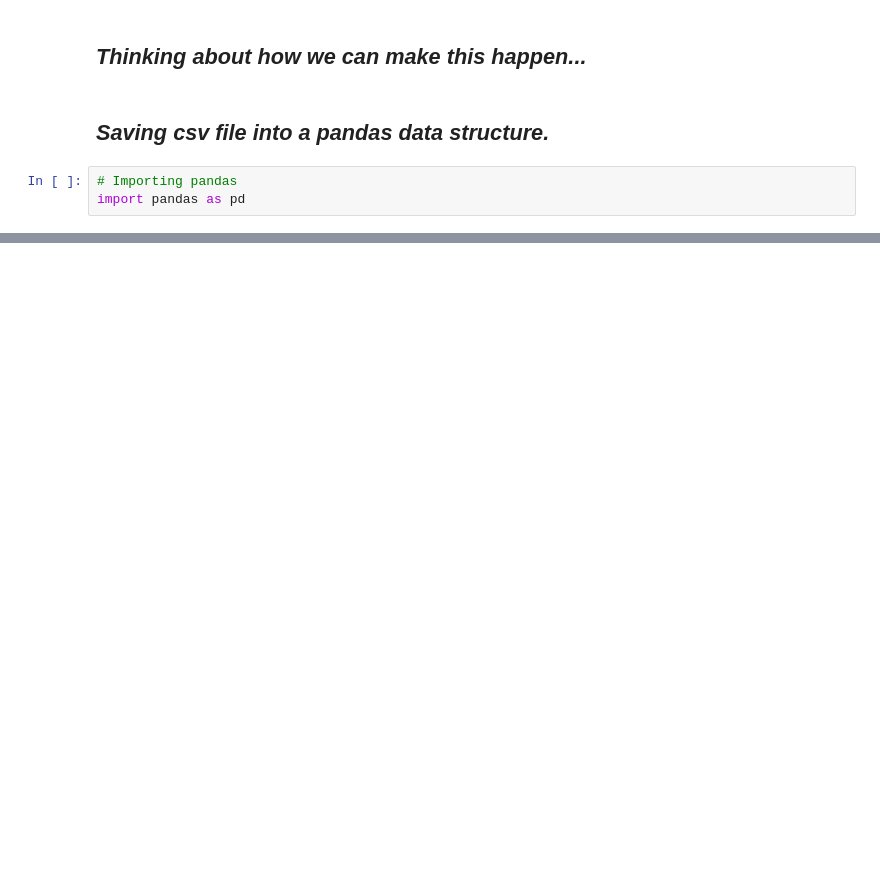
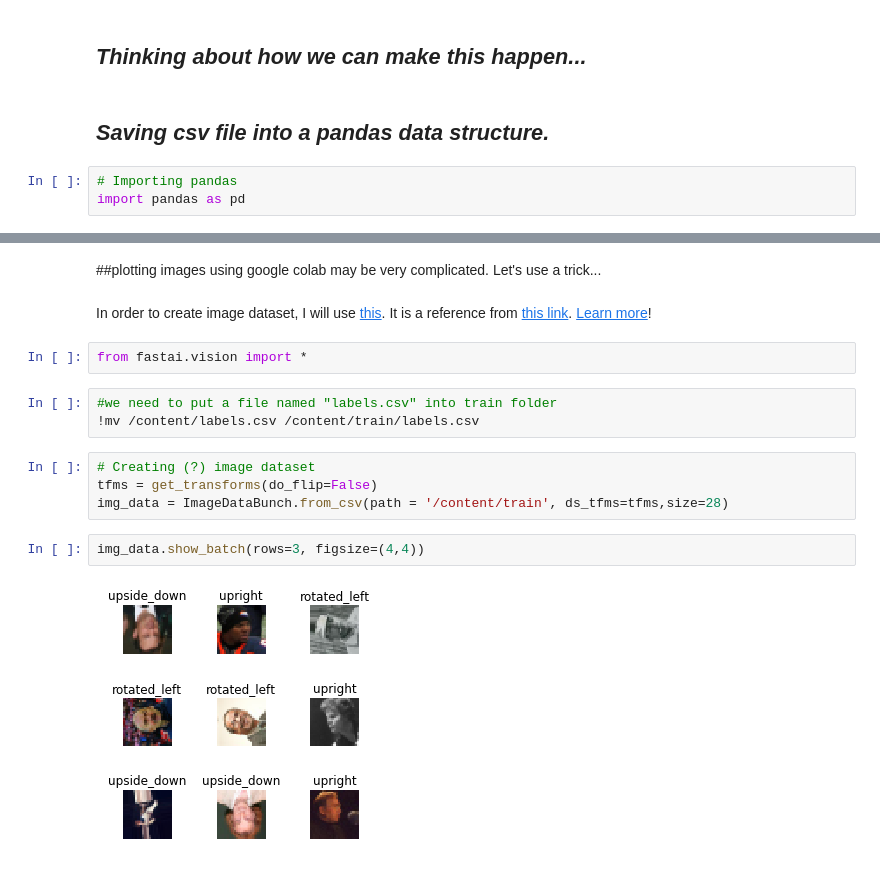
Before and after one commit to mtxslv/DStask, a Jupyter notebook: DeepLearningComputerVisionTask.ipynb, the cells around one changed output, grey strips where cells are left out. Cells and saved outputs as stored; diff of their text form; blank space fills up the shorter version.

```diff
--- a/DeepLearningComputerVisionTask.ipynb
+++ b/DeepLearningComputerVisionTask.ipynb
@@ -104,3 +127,20 @@ data.head()
 | 2 | 0-10126400_1964-07-07_2010.jpg | upright |
 | 3 | 0-1013900_1917-10-15_1960.jpg | rotated_right |
 | 4 | 0-10166400_1960-03-12_2008.jpg | upside_down |
+# %% [markdown]
+##plotting images using google colab may be very complicated. Let's use a trick...
+# %% [markdown]
+In order to create image dataset, I will use [this](https://docs.fast.ai/vision.data.html#Quickly-get-your-data-ready-for-training). It is a reference from [this link](https://colab.research.google.com/github/SalChem/Fastai-iNotes-iTutorials/blob/master/Image_Recognizer_Tutorial.ipynb#scrollTo=onfrGDai8rZK). [Learn more](https://docs.fast.ai/vision.data.html#ImageDataBunch.from_csv)!
+# %%
+from fastai.vision import *
+# %%
+#we need to put a file named "labels.csv" into train folder
+!mv /content/labels.csv /content/train/labels.csv
+# %%
+# Creating (?) image dataset
+tfms = get_transforms(do_flip=False)
+img_data = ImageDataBunch.from_csv(path = '/content/train', ds_tfms=tfms,size=28)
+# %%
+img_data.show_batch(rows=3, figsize=(4,4))
+# %% [output]
+[figure, added]
```
Also changed, not shown: parts of 15 cells of this notebook.
